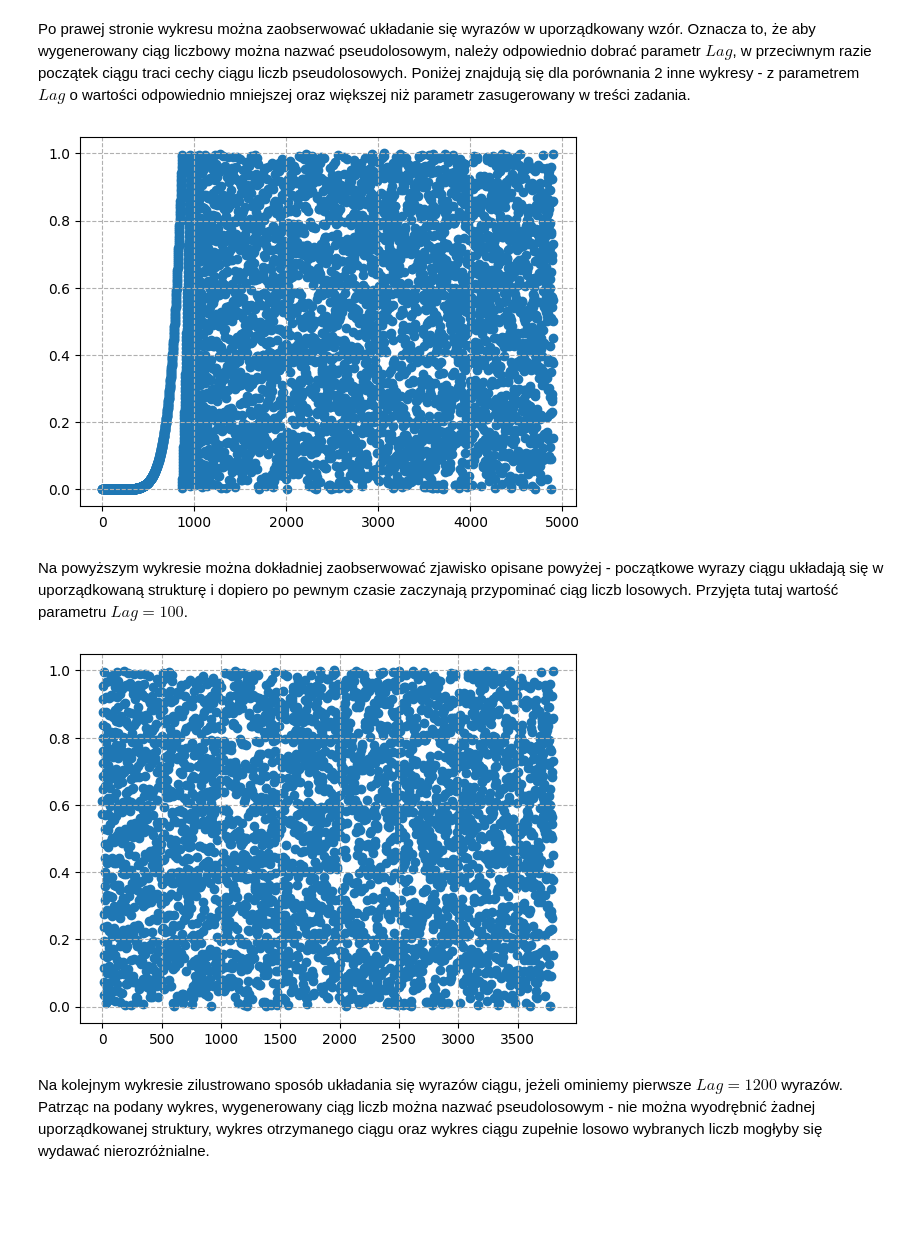
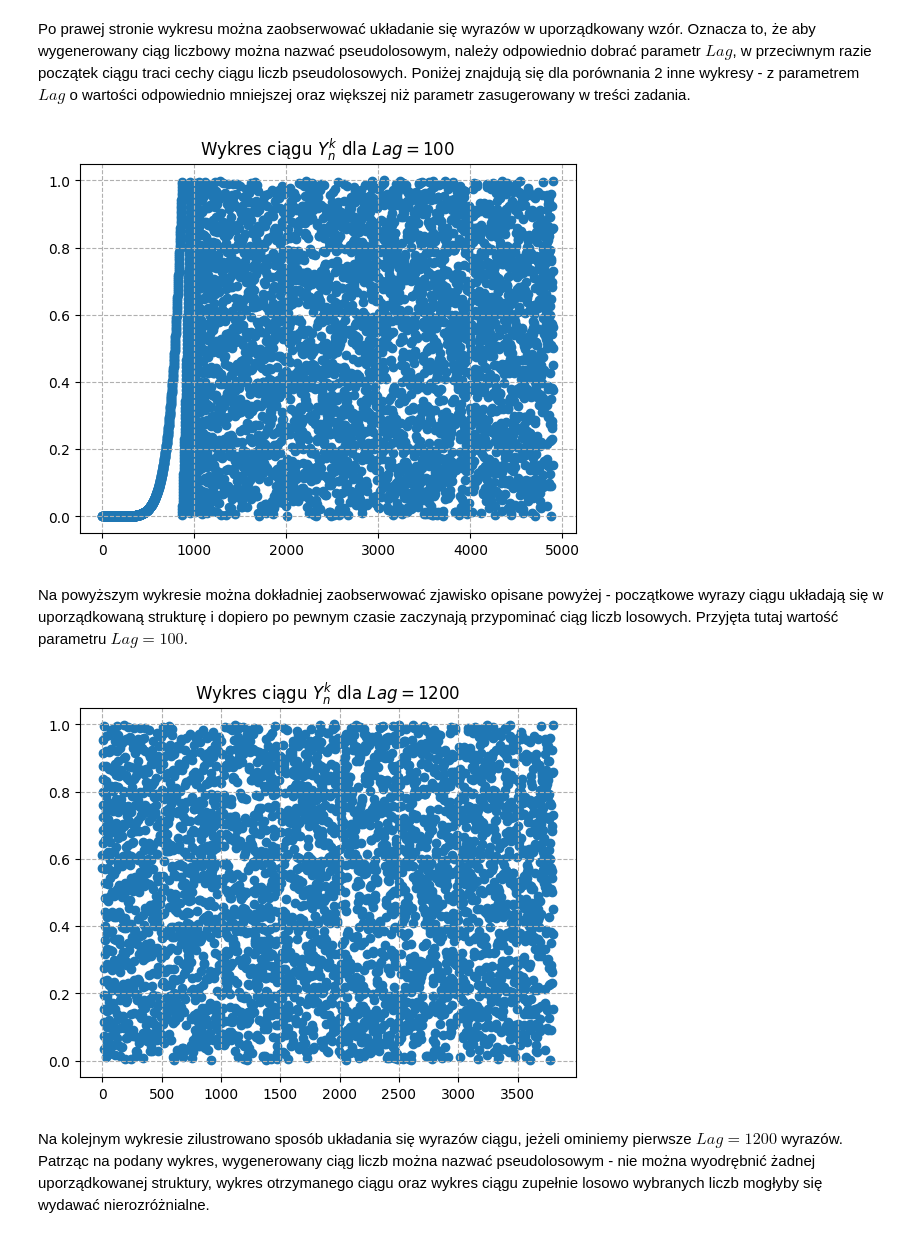
Before and after one commit to wust-research-group/raport-koncowy-szalonemacierze, a Jupyter notebook: zadanie_1.ipynb, the cells around one changed output. Saved outputs shown, nothing was run; the diff lists cells and outputs as text; code cells hidden in the pictures; blank space fills up the shorter version.

```diff
--- a/zadanie_1.ipynb
+++ b/zadanie_1.ipynb
@@ -70,11 +71,12 @@ Po prawej stronie wykresu można zaobserwować układanie się wyrazów w uporz
 # %%
 wynik = ACORN(5000, 9, 2 ** (81) - 1, 100)
 plt.Figure(figsize=(4, 3))
 plt.scatter([i for i in range(len(wynik))], wynik)
 plt.grid(linestyle="--")
+plt.title("Wykres ciągu $Y_n^k$ dla $Lag=100$")
 plt.show()
 # %% [output]
-[figure, old version]
+[figure, new version]
 # %% [markdown]
 Na powyższym wykresie można dokładniej zaobserwować zjawisko opisane powyżej - początkowe wyrazy ciągu układają się w uporządkowaną strukturę i dopiero po pewnym czasie zaczynają przypominać ciąg liczb losowych. Przyjęta tutaj wartość parametru $Lag =100$.
 # %%
@@ -82,9 +84,10 @@ wynik = ACORN(5000, 9, 2 ** (81) - 1, 1200)
 plt.Figure(figsize=(4, 3))
 plt.scatter([i for i in range(len(wynik))], wynik)
 plt.grid(linestyle="--")
+plt.title("Wykres ciągu $Y_n^k$ dla $Lag=1200$")
 plt.show()
 # %% [output]
-[figure, old version]
+[figure, new version]
 # %% [markdown]
 Na kolejnym wykresie zilustrowano sposób układania się wyrazów ciągu, jeżeli ominiemy pierwsze $Lag=1200$ wyrazów. Patrząc na podany wykres, wygenerowany ciąg liczb można nazwać pseudolosowym - nie można wyodrębnić żadnej uporządkowanej struktury, wykres otrzymanego ciągu oraz wykres ciągu zupełnie losowo wybranych liczb mogłyby się wydawać nierozróżnialne.
 # %% [markdown]
```
Also changed, not shown: parts of 6 cells of this notebook.
